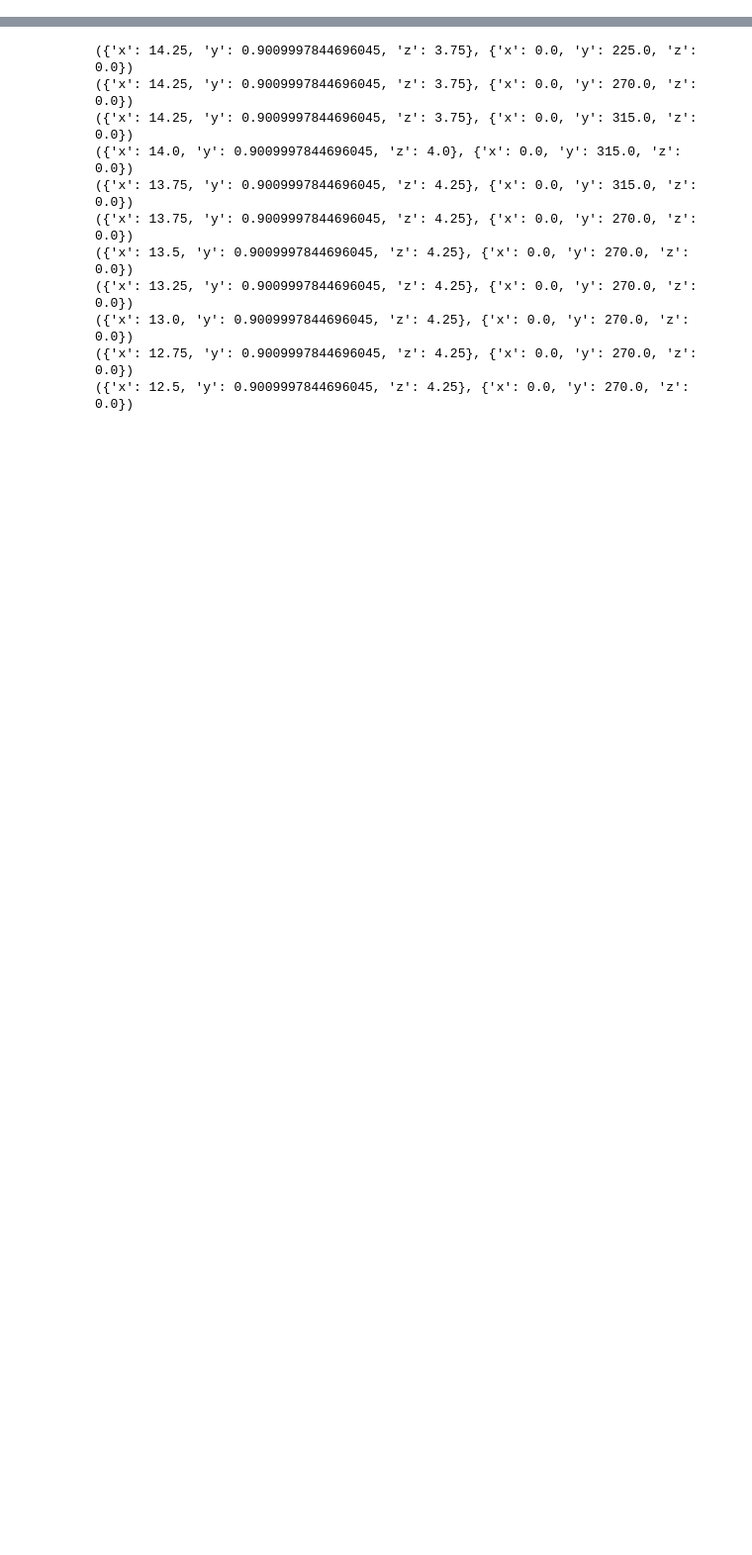
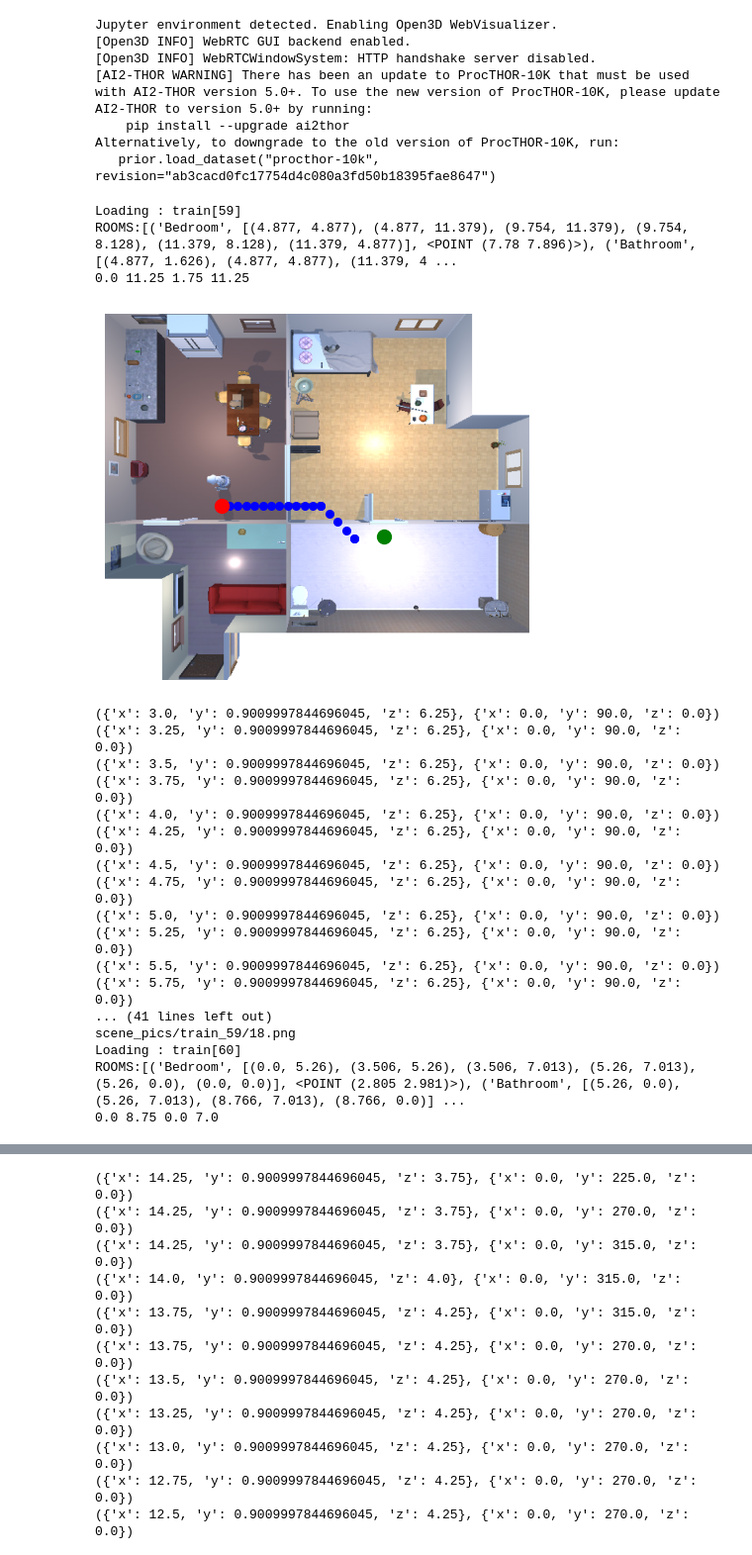
Before and after one commit to archie1983/ai2-thor_model_training, a Jupyter notebook: training_images_extraction.ipynb, the cells around one changed output, grey strips where cells are left out. Shown: that part at 99% size. Saved outputs shown, nothing was run; the diff lists cells and outputs as text; code cells hidden in the pictures; blank space fills up the shorter version.

```diff
--- a/training_images_extraction.ipynb
+++ b/training_images_extraction.ipynb
@@ -0,0 +1,53 @@
+# %%
+from navigation_training_data_extractor import NavigationTrainingDataExtractor
+
+ntde = NavigationTrainingDataExtractor("train_59")
+#path = spp.bring_me_a_bottle_of_beer()
+
+doors = ntde.find_all_doors()
+path_and_plan = ntde.get_path_to_actual_object(doors[0], is_door=True)
+path = path_and_plan[0]
+plan = path_and_plan[1]
+ntde.visualise_path(path)
+ntde.navigate_to_door()
+
+
+ntde.ae_load_proctor_scene("train_60")
+
+doors = ntde.find_all_doors()
+path_and_plan = ntde.get_path_to_actual_object(doors[0], is_door=True)
+path = path_and_plan[0]
+plan = path_and_plan[1]
+ntde.visualise_path(path)
+ntde.navigate_to_door()
+
+ntde.rnc.controller.stop()
+# %% [output]
+Jupyter environment detected. Enabling Open3D WebVisualizer.
+[Open3D INFO] WebRTC GUI backend enabled.
+[Open3D INFO] WebRTCWindowSystem: HTTP handshake server disabled.
+[AI2-THOR WARNING] There has been an update to ProcTHOR-10K that must be used with AI2-THOR version 5.0+. To use the new version of ProcTHOR-10K, please update AI2-THOR to version 5.0+ by running:
+    pip install --upgrade ai2thor
+Alternatively, to downgrade to the old version of ProcTHOR-10K, run:
+   prior.load_dataset("procthor-10k", revision="ab3cacd0fc17754d4c080a3fd50b18395fae8647")
+Loading : train[59]
+ROOMS:[('Bedroom', [(4.877, 4.877), (4.877, 11.379), (9.754, 11.379), (9.754, 8.128), (11.379, 8.128), (11.379, 4.877)], <POINT (7.78 7.896)>), ('Bathroom', [(4.877, 1.626), (4.877, 4.877), (11.379, 4 ...
+0.0 11.25 1.75 11.25
+[figure, added]
+({'x': 3.0, 'y': 0.9009997844696045, 'z': 6.25}, {'x': 0.0, 'y': 90.0, 'z': 0.0})
+({'x': 3.25, 'y': 0.9009997844696045, 'z': 6.25}, {'x': 0.0, 'y': 90.0, 'z': 0.0})
+({'x': 3.5, 'y': 0.9009997844696045, 'z': 6.25}, {'x': 0.0, 'y': 90.0, 'z': 0.0})
+({'x': 3.75, 'y': 0.9009997844696045, 'z': 6.25}, {'x': 0.0, 'y': 90.0, 'z': 0.0})
+({'x': 4.0, 'y': 0.9009997844696045, 'z': 6.25}, {'x': 0.0, 'y': 90.0, 'z': 0.0})
+({'x': 4.25, 'y': 0.9009997844696045, 'z': 6.25}, {'x': 0.0, 'y': 90.0, 'z': 0.0})
+({'x': 4.5, 'y': 0.9009997844696045, 'z': 6.25}, {'x': 0.0, 'y': 90.0, 'z': 0.0})
+({'x': 4.75, 'y': 0.9009997844696045, 'z': 6.25}, {'x': 0.0, 'y': 90.0, 'z': 0.0})
+({'x': 5.0, 'y': 0.9009997844696045, 'z': 6.25}, {'x': 0.0, 'y': 90.0, 'z': 0.0})
+({'x': 5.25, 'y': 0.9009997844696045, 'z': 6.25}, {'x': 0.0, 'y': 90.0, 'z': 0.0})
+({'x': 5.5, 'y': 0.9009997844696045, 'z': 6.25}, {'x': 0.0, 'y': 90.0, 'z': 0.0})
+({'x': 5.75, 'y': 0.9009997844696045, 'z': 6.25}, {'x': 0.0, 'y': 90.0, 'z': 0.0})
+... (41 lines left out)
+scene_pics/train_59/18.png
+Loading : train[60]
+ROOMS:[('Bedroom', [(0.0, 5.26), (3.506, 5.26), (3.506, 7.013), (5.26, 7.013), (5.26, 0.0), (0.0, 0.0)], <POINT (2.805 2.981)>), ('Bathroom', [(5.26, 0.0), (5.26, 7.013), (8.766, 7.013), (8.766, 0.0)] ...
+0.0 8.75 0.0 7.0
```
Also changed, not shown: parts of 4 cells of this notebook, 2 other files.
